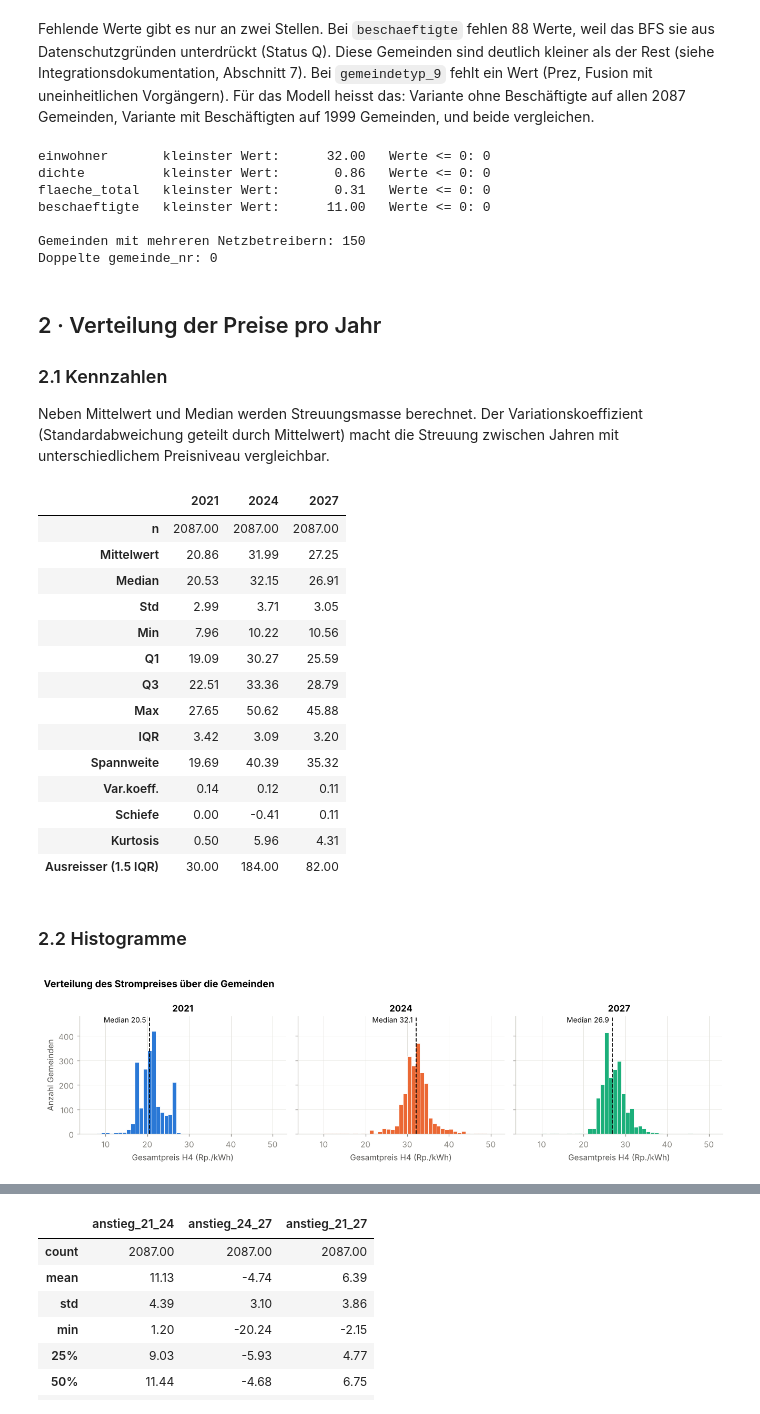
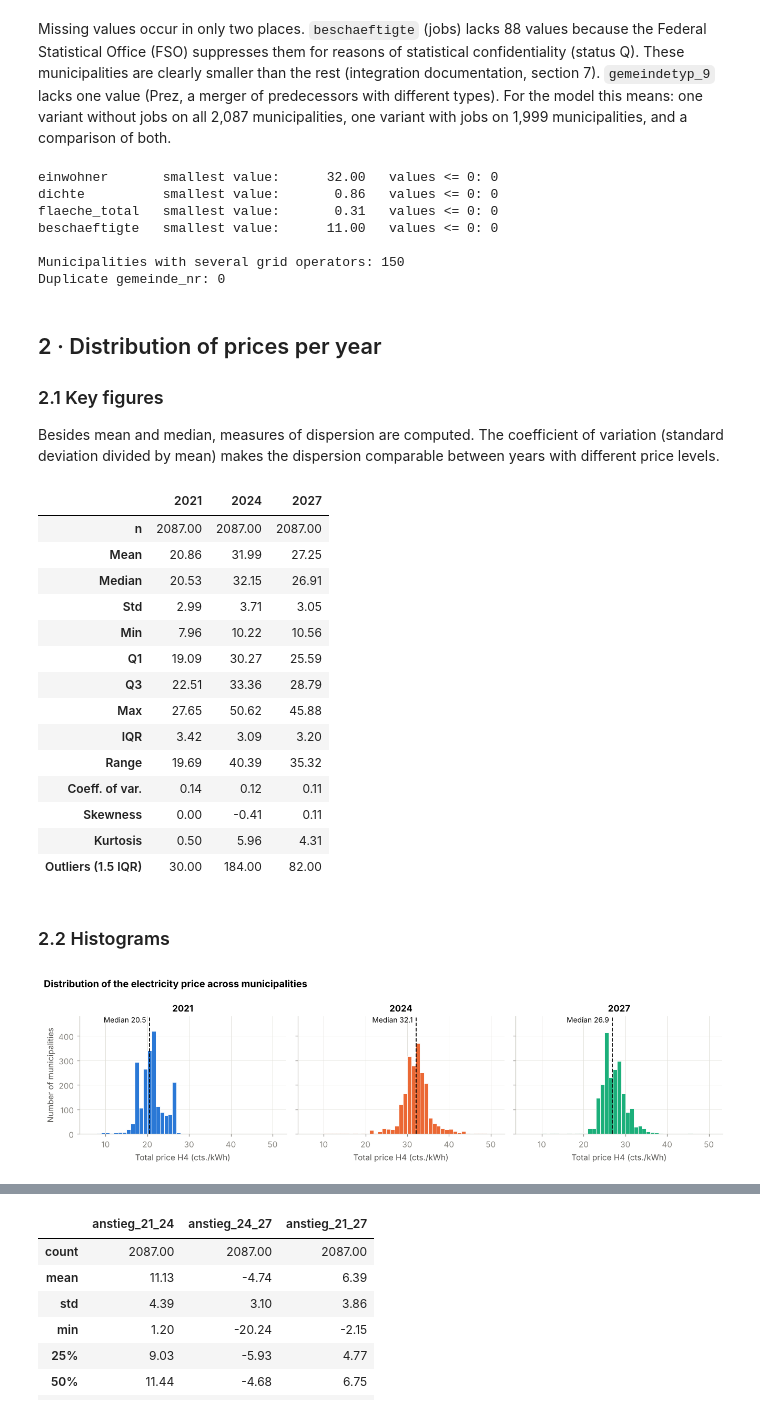
Before and after one commit to AltayMetehan/data-prices-electronic, a Jupyter notebook: scripts/03_analyse_subraj.ipynb, the cells around one changed output, grey strips where cells are left out. Saved outputs shown, nothing was run; the diff lists cells and outputs as text; code cells hidden in the pictures.

```diff
--- a/scripts/03_analyse_subraj.ipynb
+++ b/scripts/03_analyse_subraj.ipynb
@@ -39,11 +39,11 @@ from scipy import stats
 
 
 def finde_wurzel(start: Path) -> Path:
-    # Klettert nach oben, bis daten/ und scripts/ nebeneinander liegen
+    # Climbs upwards until daten/ and scripts/ sit side by side
     for ordner in [start, *start.parents]:
         if (ordner / "daten").is_dir() and (ordner / "scripts").is_dir():
             return ordner
-    raise RuntimeError(f"Repo-Wurzel von {start} aus nicht gefunden")
+    raise RuntimeError(f"Repository root not found starting from {start}")
 
 
 WURZEL = finde_wurzel(Path.cwd().resolve())
@@ -51,10 +51,13 @@ DB = WURZEL / "sql" / "strompreise.db"
 VERBUNDEN = WURZEL / "daten" / "verbunden" / "strompreise_gemeinden.csv"
 JAHRE = [2021, 2024, 2027]
 
-# Farben: feste Reihenfolge, geprüft auf Farbfehlsichtigkeit
+# Colours: fixed order, checked for colour vision deficiency
 FARBE = {2021: "#2a78d6", 2024: "#eb6834", 2027: "#1baf7a"}
 REGION_FARBE = {"Deutsch": "#2a78d6", "Französisch": "#eb6834",
                 "Italienisch": "#1baf7a", "Rätoromanisch": "#eda100"}
+# The values of sprachregion are German words in the data; translated for display only (glossar.md, 0b)
+ANZEIGE_SPRACHE = {"Deutsch": "German", "Französisch": "French",
+                   "Italienisch": "Italian", "Rätoromanisch": "Romansh"}
 plt.rcParams.update({
     "figure.dpi": 110, "axes.spines.top": False, "axes.spines.right": False,
     "axes.edgecolor": "#c3c2b7", "axes.labelcolor": "#52514e", "xtick.color": "#898781",
@@ -130,35 +133,35 @@ uebersicht
 | anstieg_24_27 | float64 | 0 | 0.0 | 678 |
 | anstieg_21_27 | float64 | 0 | 0.0 | 698 |
 # %% [markdown]
-Fehlende Werte gibt es nur an zwei Stellen. Bei `beschaeftigte` fehlen 88 Werte, weil das BFS sie aus Datenschutzgründen unterdrückt (Status Q). Diese Gemeinden sind deutlich kleiner als der Rest (siehe Integrationsdokumentation, Abschnitt 7). Bei `gemeindetyp_9` fehlt ein Wert (Prez, Fusion mit uneinheitlichen Vorgängern). Für das Modell heisst das: Variante ohne Beschäftigte auf allen 2087 Gemeinden, Variante mit Beschäftigten auf 1999 Gemeinden, und beide vergleichen.
+Missing values occur in only two places. `beschaeftigte` (jobs) lacks 88 values because the Federal Statistical Office (FSO) suppresses them for reasons of statistical confidentiality (status Q). These municipalities are clearly smaller than the rest (integration documentation, section 7). `gemeindetyp_9` lacks one value (Prez, a merger of predecessors with different types). For the model this means: one variant without jobs on all 2,087 municipalities, one variant with jobs on 1,999 municipalities, and a comparison of both.
 # %%
-# Plausibilität: keine negativen oder Nullwerte bei Grössen, die später logarithmiert werden
+# Plausibility: no negative or zero values in variables that will be log-transformed later
 for spalte in ["einwohner", "dichte", "flaeche_total", "beschaeftigte"]:
-    print(f"{spalte:<15} kleinster Wert: {df[spalte].min():>10.2f}   Werte <= 0: {(df[spalte] <= 0).sum()}")
-print("\nGemeinden mit mehreren Netzbetreibern:", (df["anzahl_netzbetreiber"] > 1).sum())
-print("Doppelte gemeinde_nr:", df["gemeinde_nr"].duplicated().sum())
+    print(f"{spalte:<15} smallest value: {df[spalte].min():>10.2f}   values <= 0: {(df[spalte] <= 0).sum()}")
+print("\nMunicipalities with several grid operators:", (df["anzahl_netzbetreiber"] > 1).sum())
+print("Duplicate gemeinde_nr:", df["gemeinde_nr"].duplicated().sum())
 # %% [output]
-einwohner       kleinster Wert:      32.00   Werte <= 0: 0
-dichte          kleinster Wert:       0.86   Werte <= 0: 0
-flaeche_total   kleinster Wert:       0.31   Werte <= 0: 0
-beschaeftigte   kleinster Wert:      11.00   Werte <= 0: 0
+einwohner       smallest value:      32.00   values <= 0: 0
+dichte          smallest value:       0.86   values <= 0: 0
+flaeche_total   smallest value:       0.31   values <= 0: 0
+beschaeftigte   smallest value:      11.00   values <= 0: 0
 
-Gemeinden mit mehreren Netzbetreibern: 150
-Doppelte gemeinde_nr: 0
+Municipalities with several grid operators: 150
+Duplicate gemeinde_nr: 0
 # %% [markdown]
-## 2 · Verteilung der Preise pro Jahr
+## 2 · Distribution of prices per year
 
-### 2.1 Kennzahlen
-Neben Mittelwert und Median werden Streuungsmasse berechnet. Der Variationskoeffizient (Standardabweichung geteilt durch Mittelwert) macht die Streuung zwischen Jahren mit unterschiedlichem Preisniveau vergleichbar.
+### 2.1 Key figures
+Besides mean and median, measures of dispersion are computed. The coefficient of variation (standard deviation divided by mean) makes the dispersion comparable between years with different price levels.
 # %%
 def kennzahlen(x: pd.Series) -> pd.Series:
     q1, q3 = x.quantile([0.25, 0.75])
     return pd.Series({
-        "n": x.count(), "Mittelwert": x.mean(), "Median": x.median(), "Std": x.std(),
+        "n": x.count(), "Mean": x.mean(), "Median": x.median(), "Std": x.std(),
         "Min": x.min(), "Q1": q1, "Q3": q3, "Max": x.max(), "IQR": q3 - q1,
-        "Spannweite": x.max() - x.min(), "Var.koeff.": x.std() / x.mean(),
-        "Schiefe": x.skew(), "Kurtosis": x.kurt(),
-        "Ausreisser (1.5 IQR)": ((x < q1 - 1.5 * (q3 - q1)) | (x > q3 + 1.5 * (q3 - q1))).sum(),
+        "Range": x.max() - x.min(), "Coeff. of var.": x.std() / x.mean(),
+        "Skewness": x.skew(), "Kurtosis": x.kurt(),
+        "Outliers (1.5 IQR)": ((x < q1 - 1.5 * (q3 - q1)) | (x > q3 + 1.5 * (q3 - q1))).sum(),
     })
 
 preis_kennzahlen = pd.DataFrame({j: kennzahlen(df[f"total_{j}"]) for j in JAHRE}).round(2)
@@ -166,7 +169,7 @@ preis_kennzahlen
 # %% [output]
 |  | 2021 | 2024 | 2027 |
 | n | 2087.00 | 2087.00 | 2087.00 |
-| Mittelwert | 20.86 | 31.99 | 27.25 |
+| Mean | 20.86 | 31.99 | 27.25 |
 | Median | 20.53 | 32.15 | 26.91 |
 | Std | 2.99 | 3.71 | 3.05 |
 | Min | 7.96 | 10.22 | 10.56 |
@@ -174,28 +177,28 @@ preis_kennzahlen
 | Q3 | 22.51 | 33.36 | 28.79 |
 | Max | 27.65 | 50.62 | 45.88 |
 | IQR | 3.42 | 3.09 | 3.20 |
-| Spannweite | 19.69 | 40.39 | 35.32 |
-| Var.koeff. | 0.14 | 0.12 | 0.11 |
-| Schiefe | 0.00 | -0.41 | 0.11 |
+| Range | 19.69 | 40.39 | 35.32 |
+| Coeff. of var. | 0.14 | 0.12 | 0.11 |
+| Skewness | 0.00 | -0.41 | 0.11 |
 | Kurtosis | 0.50 | 5.96 | 4.31 |
-| Ausreisser (1.5 IQR) | 30.00 | 184.00 | 82.00 |
+| Outliers (1.5 IQR) | 30.00 | 184.00 | 82.00 |
 # %% [markdown]
-### 2.2 Histogramme
+### 2.2 Histograms
 # %%
 fig, achsen = plt.subplots(1, 3, figsize=(12, 3.4), sharex=True, sharey=True)
 bins = np.arange(6, 52, 1)
 for ax, j in zip(achsen, JAHRE):
     x = df[f"total_{j}"]
     ax.hist(x, bins=bins, color=FARBE[j], edgecolor="white", linewidth=0.6)
     ax.axvline(x.median(), color="#0b0b0b", linewidth=1.2, linestyle="--")
     ax.text(x.median() - 0.8, 455, f"Median {x.median():.1f}", fontsize=9,
             color="#0b0b0b", ha="right")
     ax.set_title(str(j))
-    ax.set_xlabel("Gesamtpreis H4 (Rp./kWh)")
-achsen[0].set_ylabel("Anzahl Gemeinden")
+    ax.set_xlabel("Total price H4 (cts./kWh)")
+achsen[0].set_ylabel("Number of municipalities")
 achsen[0].set_ylim(0, 480)
-fig.suptitle("Verteilung des Strompreises über die Gemeinden", x=0.01, ha="left", fontweight="bold")
+fig.suptitle("Distribution of the electricity price across municipalities", x=0.01, ha="left", fontweight="bold")
 fig.tight_layout()
 # %% [output]
-[figure, old version]
+[figure, new version]
 # %% [markdown]
```
Also changed, not shown: parts of 56 cells of this notebook, 1 other file.
